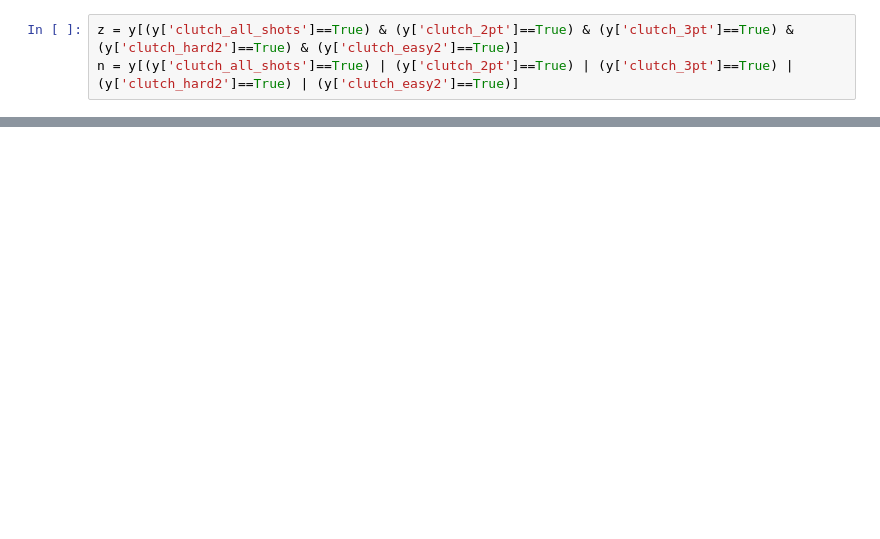
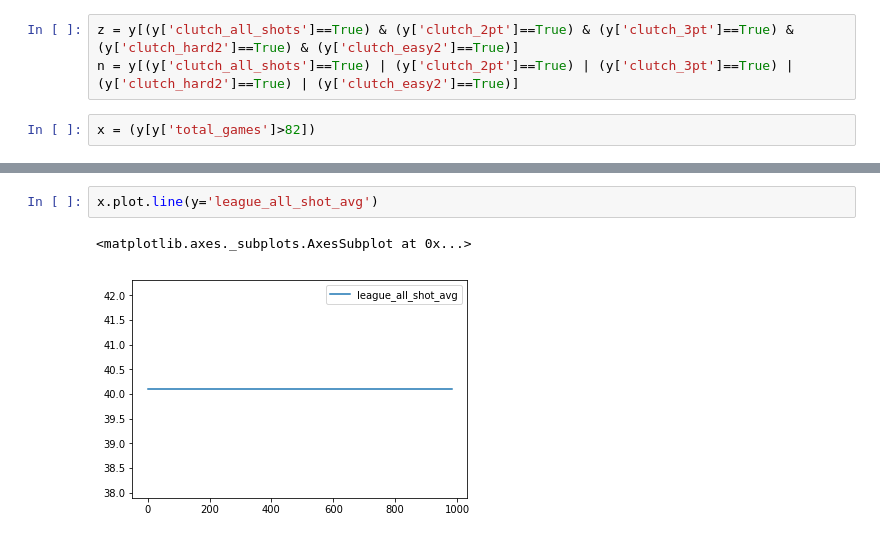
Before and after one commit to deepakchandi/clutch-baller, a Jupyter notebook: clutch.ipynb, the cells around one changed output, grey strips where cells are left out. Cells and saved outputs as stored; diff of their text form; blank space fills up the shorter version.

Commit message:
make graphs now

```diff
--- a/clutch.ipynb
+++ b/clutch.ipynb
@@ -65,3 +92,5 @@ y.head()
 # %%
 z = y[(y['clutch_all_shots']==True) & (y['clutch_2pt']==True) & (y['clutch_3pt']==True) & (y['clutch_hard2']==True) & (y['clutch_easy2']==True)]
 n = y[(y['clutch_all_shots']==True) | (y['clutch_2pt']==True) | (y['clutch_3pt']==True) | (y['clutch_hard2']==True) | (y['clutch_easy2']==True)]
+# %%
+x = (y[y['total_games']>82])
@@ -67,0 +106,5 @@ n = y[(y['clutch_all_shots']==True) | (y['clutch_2pt']==True) | (y['clutch_3pt']
+# %%
+x.plot.line(y='league_all_shot_avg')
+# %% [output]
+<matplotlib.axes._subplots.AxesSubplot at 0x...>
+[figure, added]
```
Also changed, not shown: parts of 9 cells of this notebook, 2 other files.
